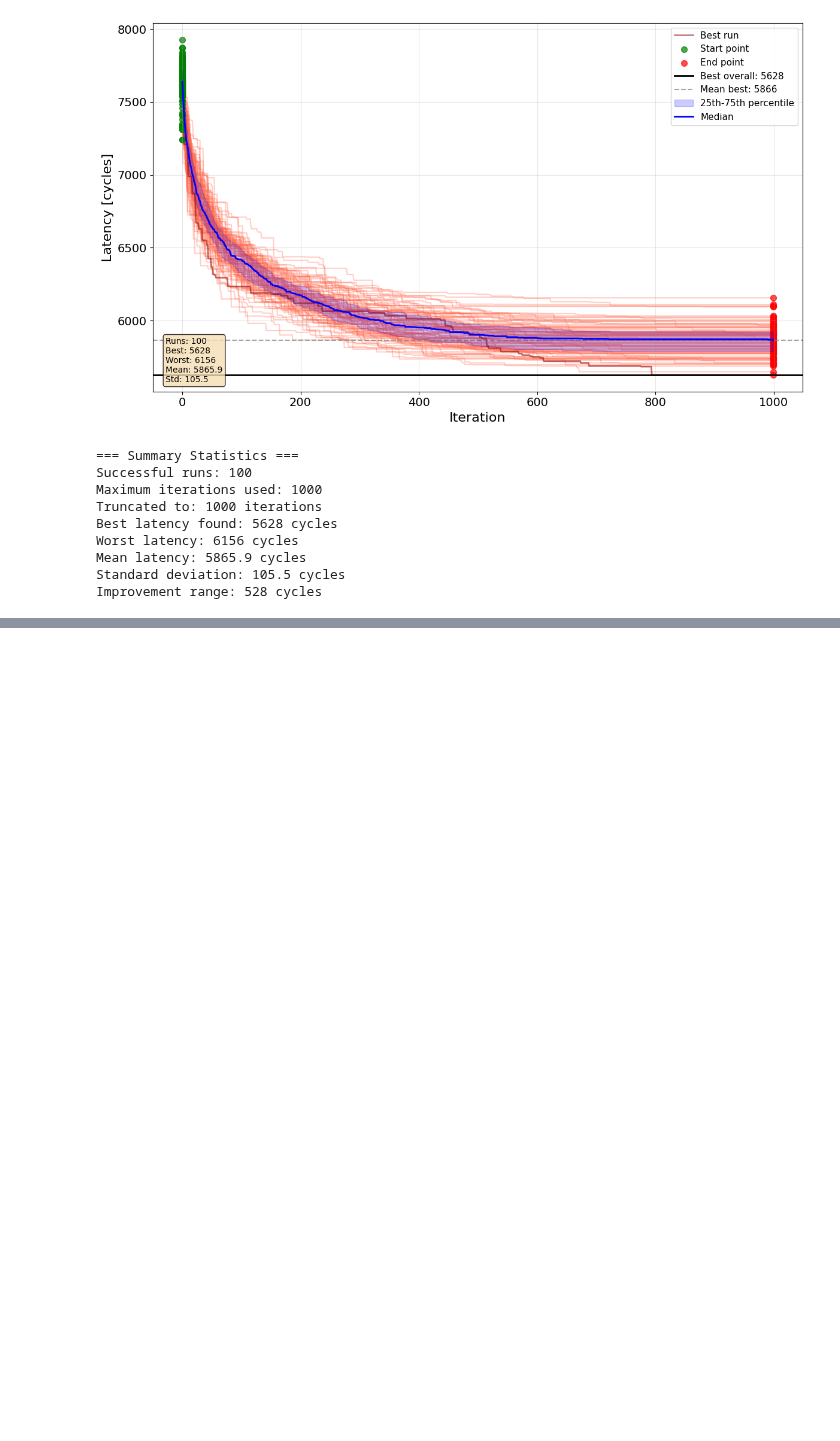
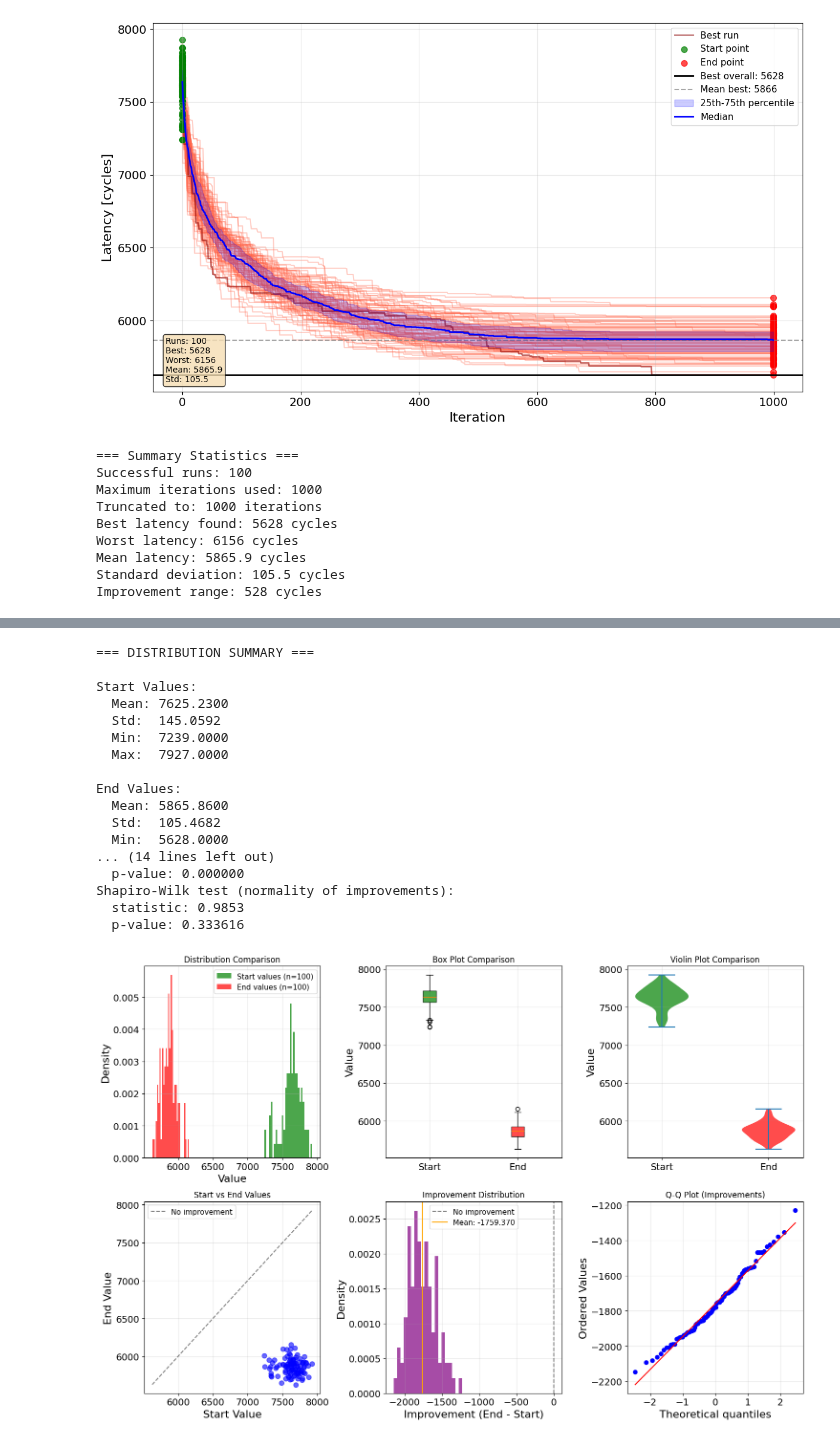
Before and after one commit to jjastrz14/ReNOS, a Jupyter notebook: notebooks/monte_carlo_convergence.ipynb, the cells around one changed output, grey strips where cells are left out. Saved outputs shown, nothing was run; the diff lists cells and outputs as text; code cells hidden in the pictures; blank space fills up the shorter version.

```diff
--- a/notebooks/monte_carlo_convergence.ipynb
+++ b/notebooks/monte_carlo_convergence.ipynb
@@ -196,0 +448,4 @@ Improvement range: 528 cycles
+# %%
+BASE_DIR = "../data/GA_run_array_1k_sss_MC"
+NAME_DIR = "GA_LeNet4"
+results = extract_start_end_values(BASE_DIR, NAME_DIR, 1000)
@@ -196,0 +470,21 @@ Improvement range: 528 cycles
+# %%
+plot_start_end_distribution(results['start_values'], results['end_values'])
+# %% [output]
+=== DISTRIBUTION SUMMARY ===
+
+Start Values:
+  Mean: 7625.2300
+  Std:  145.0592
+  Min:  7239.0000
+  Max:  7927.0000
+
+End Values:
+  Mean: 5865.8600
+  Std:  105.4682
+  Min:  5628.0000
+... (14 lines left out)
+  p-value: 0.000000
+Shapiro-Wilk test (normality of improvements):
+  statistic: 0.9853
+  p-value: 0.333616
+[figure, added]
```
Also changed, not shown: parts of 6 cells of this notebook, 1 other file.
